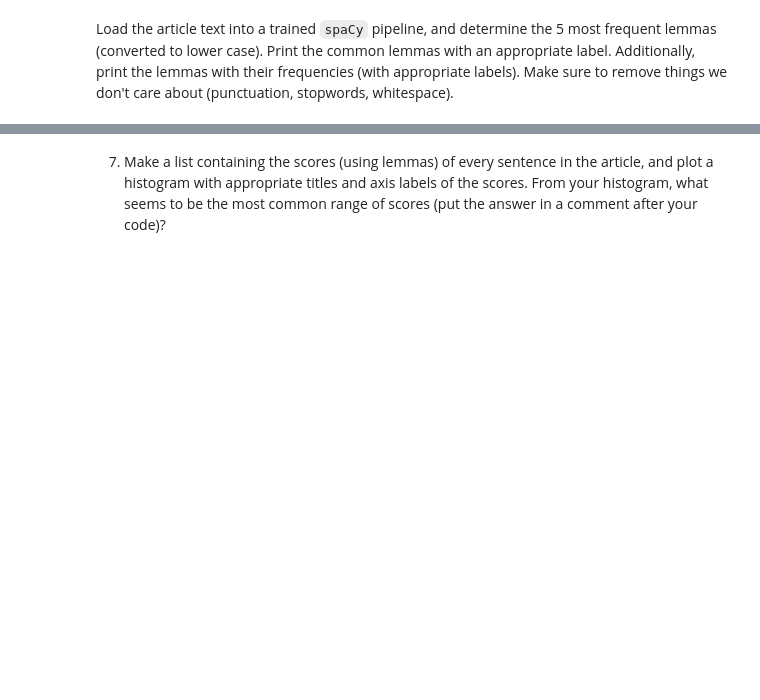
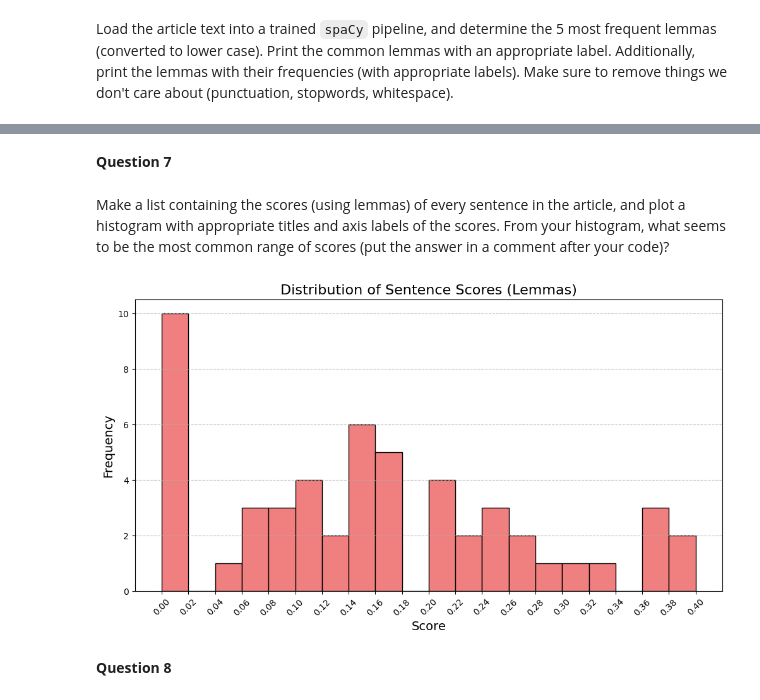
Before and after one commit to Bdowdle4/bd-web-scraping, a Jupyter notebook: web-scraping.ipynb, the cells around one changed output, grey strips where cells are left out. Cells and saved outputs as stored; diff of their text form; code cells hidden in the pictures; blank space fills up the shorter version.

Commit message:
completed questions

```diff
--- a/web-scraping.ipynb
+++ b/web-scraping.ipynb
@@ -78,3 +367,72 @@ You may find some of the code from the in class notes useful; feel free to use m
+# %% [markdown]
+**Question 7**
 # %% [markdown]
-7. Make a list containing the scores (using lemmas) of every sentence in the article, and plot a histogram with appropriate titles and axis labels of the scores.  From your histogram, what seems to be the most common range of scores (put the answer in a comment after your code)?
+Make a list containing the scores (using lemmas) of every sentence in the article, and plot a histogram with appropriate titles and axis labels of the scores.  From your histogram, what seems to be the most common range of scores (put the answer in a comment after your code)?
+# %%
+import pickle
+from bs4 import BeautifulSoup
+import spacy
+import matplotlib.pyplot as plt
+import numpy as np
+
+# Load the HTML content from the .pkl file
+with open("article.pkl", "rb") as file:
+    html_content = pickle.load(file)
+
+# Parse the HTML content using BeautifulSoup
+soup = BeautifulSoup(html_content, "html.parser")
+
+# Extract the article content by targeting a specific tag/class
+article_div = soup.find('div', class_='entry-content')  # Adjust based on the actual structure
+if article_div:
+    article_text = article_div.get_text(strip=True)
+else:
+    article_text = ""
+    print("Could not find the article content.")
+
+# Load the spaCy language model (English)
+nlp = spacy.load("en_core_web_sm")
+
+# Process the article text with spaCy
+doc = nlp(article_text)
+
+# Define the scoring method using lemmas
+def score_sentence_by_lemma(sentence, interesting_lemmas):
+    """
+    Calculate the score of a sentence by lemmas.
+    :param sentence: The sentence to score.
+    :param interesting_lemmas: List of interesting lemmas.
+    :return: The score of the sentence.
+    """
+    lemmas = [token.lemma_.lower() for token in sentence if not token.is_stop and not token.is_punct]
+    count = sum(1 for lemma in lemmas if lemma in interesting_lemmas)
+    return count / len(lemmas) if lemmas else 0
+
+# Interesting lemmas for scoring
+interesting_lemmas = ['laser', 'headlight', 'beam', 'technology', 'led']
+
+# Calculate scores for every sentence
+scores = [score_sentence_by_lemma(sentence, interesting_lemmas) for sentence in doc.sents]
+
+# Define bin edges from scores with intervals of 0.02
+bin_edges = np.arange(0, max(scores) + 0.02, 0.02)
+
+# Plot the histogram
+plt.figure(figsize=(12, 6))  # Make the histogram wider
+plt.hist(scores, bins=bin_edges, color='lightcoral', edgecolor='black')
+plt.title('Distribution of Sentence Scores (Lemmas)', fontsize=16)
+plt.xlabel('Score', fontsize=14)
+plt.ylabel('Frequency', fontsize=14)
+plt.xticks(bin_edges, rotation=45)  # Set x-ticks to match bin intervals
+plt.grid(axis='y', linestyle='--', alpha=0.7)
+plt.show()
+
+# From the histogram, identify the most common range of scores
+# Comment your observation:
+# The most common range of scores appears to be between 0.0 and 0.2.
+# Indicating that most sentences in the article have few mentions of the interesting lemmas relative to their total length.
+# %% [output]
+[figure, added]
+# %% [markdown]
+**Question 8**
 # %% [markdown]
```
Also changed, not shown: parts of 15 cells of this notebook, 3 other files.
